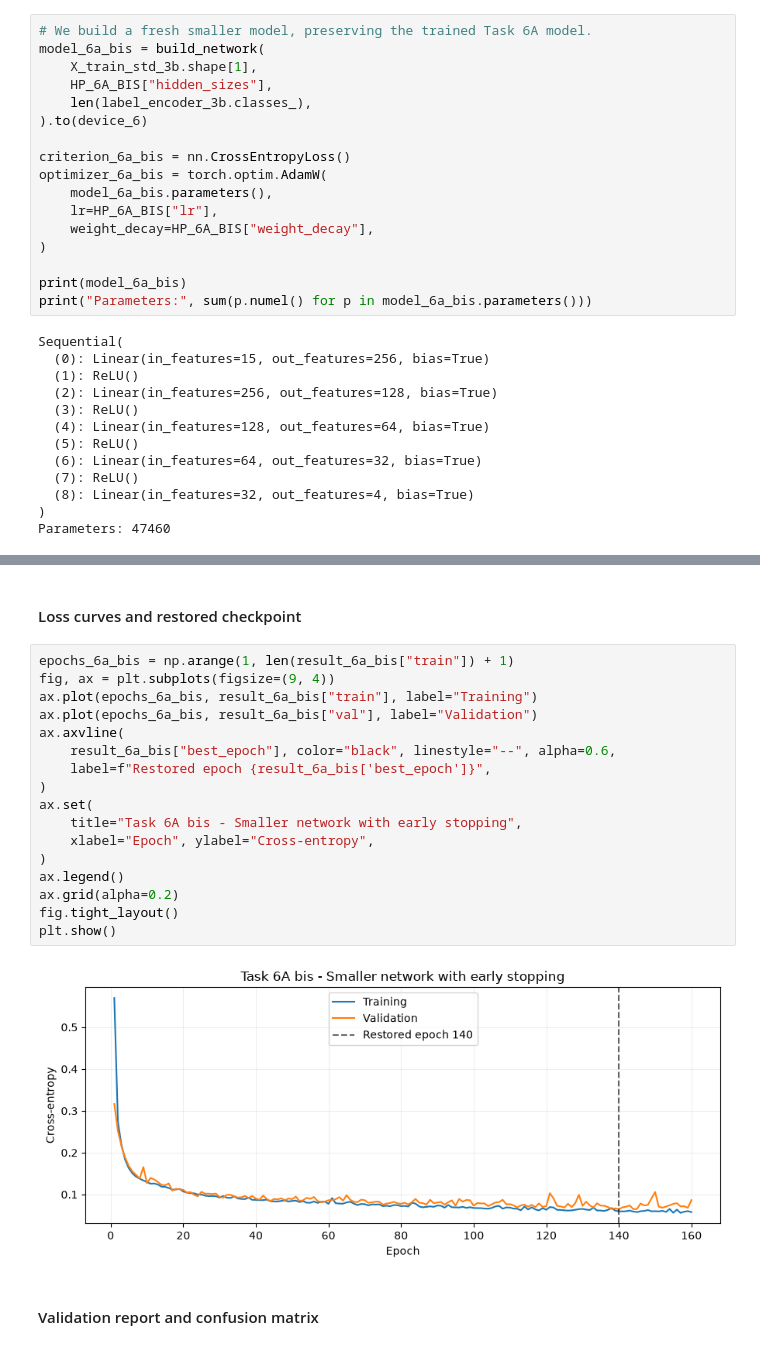
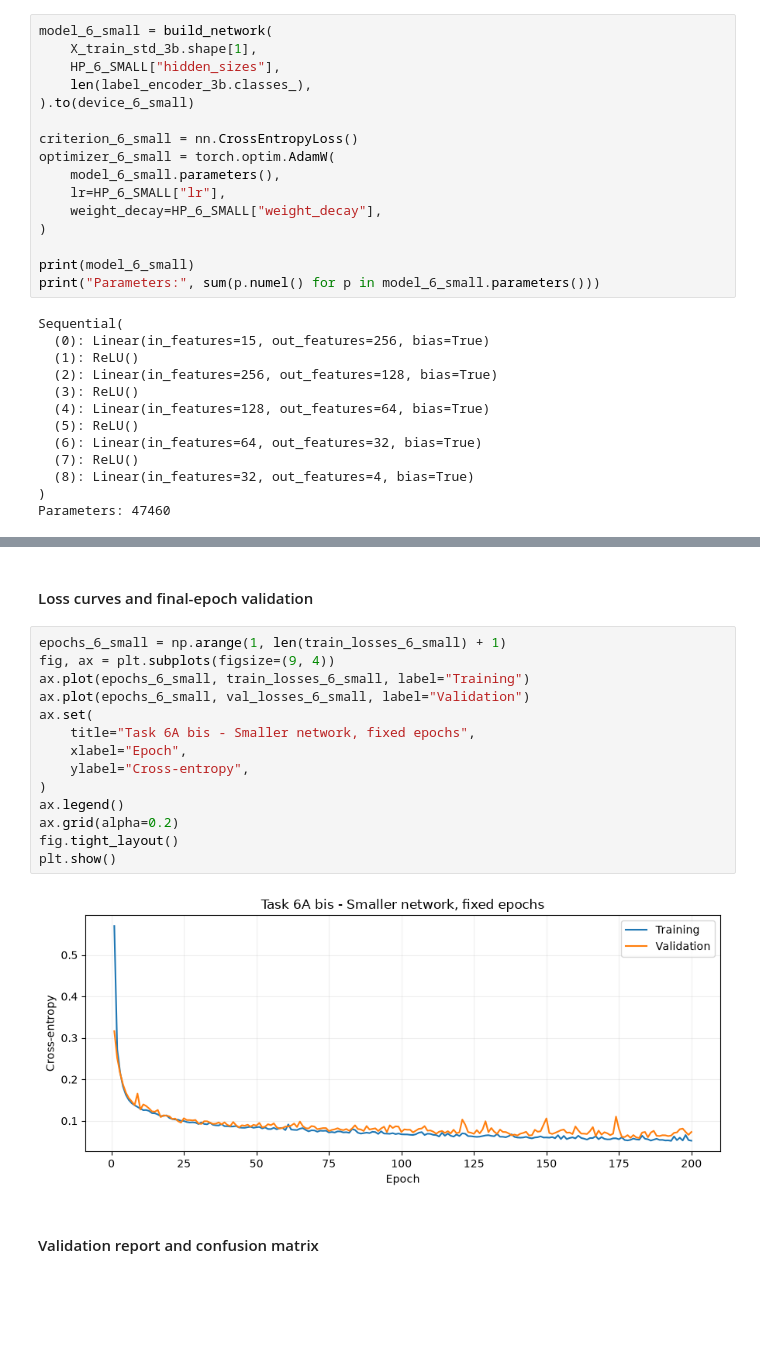
Before and after one commit to HaxelThePenguine/AI-Cybersecurity_labs2026, a Jupyter notebook: Lab_01/lab1.ipynb, the cells around one changed output, grey strips where cells are left out. Saved outputs shown, nothing was run; the diff lists cells and outputs as text; blank space fills up the shorter version.

```diff
--- a/Lab_01/lab1.ipynb
+++ b/Lab_01/lab1.ipynb
@@ -2293,20 +2302,19 @@ val_loader_6a_bis = DataLoader(
 # %%
-# We build a fresh smaller model, preserving the trained Task 6A model.
-model_6a_bis = build_network(
+model_6_small = build_network(
     X_train_std_3b.shape[1],
-    HP_6A_BIS["hidden_sizes"],
+    HP_6_SMALL["hidden_sizes"],
     len(label_encoder_3b.classes_),
-).to(device_6)
+).to(device_6_small)
 
-criterion_6a_bis = nn.CrossEntropyLoss()
-optimizer_6a_bis = torch.optim.AdamW(
-    model_6a_bis.parameters(),
-    lr=HP_6A_BIS["lr"],
-    weight_decay=HP_6A_BIS["weight_decay"],
+criterion_6_small = nn.CrossEntropyLoss()
+optimizer_6_small = torch.optim.AdamW(
+    model_6_small.parameters(),
+    lr=HP_6_SMALL["lr"],
+    weight_decay=HP_6_SMALL["weight_decay"],
 )
 
-print(model_6a_bis)
-print("Parameters:", sum(p.numel() for p in model_6a_bis.parameters()))
+print(model_6_small)
+print("Parameters:", sum(p.numel() for p in model_6_small.parameters()))
 # %% [output]
 Sequential(
   (0): Linear(in_features=15, out_features=256, bias=True)
@@ -2346,24 +2402,21 @@ Best validation CE: 0.06467
 # %% [markdown]
-#### Loss curves and restored checkpoint
+#### Loss curves and final-epoch validation
 # %%
-epochs_6a_bis = np.arange(1, len(result_6a_bis["train"]) + 1)
+epochs_6_small = np.arange(1, len(train_losses_6_small) + 1)
 fig, ax = plt.subplots(figsize=(9, 4))
-ax.plot(epochs_6a_bis, result_6a_bis["train"], label="Training")
-ax.plot(epochs_6a_bis, result_6a_bis["val"], label="Validation")
-ax.axvline(
-    result_6a_bis["best_epoch"], color="black", linestyle="--", alpha=0.6,
-    label=f"Restored epoch {result_6a_bis['best_epoch']}",
-)
+ax.plot(epochs_6_small, train_losses_6_small, label="Training")
+ax.plot(epochs_6_small, val_losses_6_small, label="Validation")
 ax.set(
-    title="Task 6A bis - Smaller network with early stopping",
-    xlabel="Epoch", ylabel="Cross-entropy",
+    title="Task 6A bis - Smaller network, fixed epochs",
+    xlabel="Epoch",
+    ylabel="Cross-entropy",
 )
 ax.legend()
 ax.grid(alpha=0.2)
 fig.tight_layout()
 plt.show()
 # %% [output]
-[figure, old version]
+[figure, new version]
 # %% [markdown]
 #### Validation report and confusion matrix
 # %%
```
Also changed, not shown: parts of 41 cells of this notebook, 2 other files.
